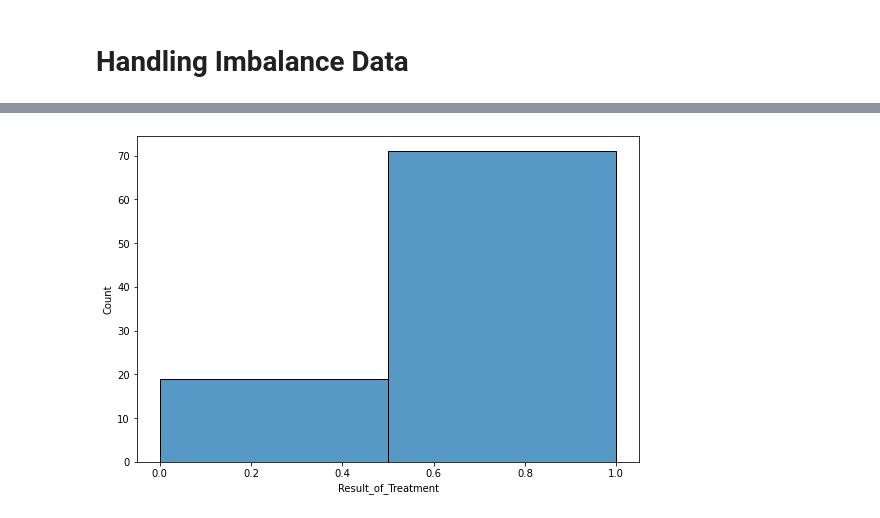
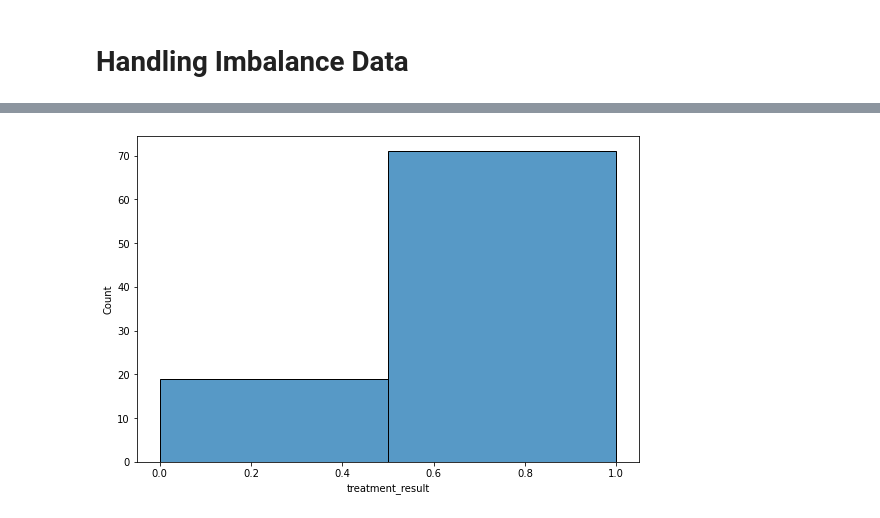
Before and after one commit to mjohantito/DataMining_APLProject, a Jupyter notebook: ManuelJohanTito_ALP_0706022010024.ipynb, the cells around one changed output, grey strips where cells are left out. Cells and saved outputs as stored; diff of their text form; code cells hidden in the pictures.

```diff
--- a/ManuelJohanTito_ALP_0706022010024.ipynb
+++ b/ManuelJohanTito_ALP_0706022010024.ipynb
@@ -189,12 +213,16 @@ df2
 # %%
 from sklearn.linear_model import LinearRegression
 
-X = df2[['age','Type','Area']]
-y = df2['Time']
+X = df2[['age','type','area']]
+y = df2['time']
 
-X_train, X_test, y_train, y_test = train_test_split(X, y, test_size=0.15, random_state=1) #random_state
+X_train, X_test, y_train, y_test = train_test_split(X, y, test_size=0.2, random_state=1) #random_state
 
-from sklearn.svm import SVR
-import numpy as np
+#from sklearn.svm import SVR
+#import numpy as np
 
-svr = SVR().fit(X, y)
+#svr = SVR().fit(X, y)
+
+from sklearn.ensemble import RandomForestRegressor
+rf = RandomForestRegressor(random_state=0)
+rf.fit(X,y)
@@ -274,17 +308,17 @@ df[df['induration_diameter'].isna()]
 # %%
-df_typemiss = df['Type'].isna()
-var_typemiss = pd.DataFrame(df[['Number_of_Warts','induration_diameter','Time']][df_typemiss])
+df_typemiss = df['type'].isna()
+var_typemiss = pd.DataFrame(df[['warts_count','induration_diameter','time']][df_typemiss])
 type_pred = svm_clf.predict(var_typemiss)
-missingval = df['Type'].isna()
-df.loc[missingval,'Type'] = type_pred
+missingval = df['type'].isna()
+df.loc[missingval,'type'] = type_pred
 # %%
-df_timemiss = df['Time'].isna()
-var_timemiss = pd.DataFrame(df[['age','Type','Area']][df_timemiss])
-time_pred = svr.predict(var_timemiss)
-missingval = df['Time'].isna()
-df.loc[missingval,'Time'] = time_pred
+df_timemiss = df['time'].isna()
+var_timemiss = pd.DataFrame(df[['age','type','area']][df_timemiss])
+time_pred = rf.predict(var_timemiss)
+missingval = df['time'].isna()
+df.loc[missingval,'time'] = time_pred
 # %%
-df['Number_of_Warts'] = df['Number_of_Warts'].fillna(df['Number_of_Warts'].mode()[0])
+df['warts_count'] = df['warts_count'].fillna(df['warts_count'].mode()[0])
 # %%
 df['induration_diameter'] = df['induration_diameter'].fillna(np.floor(df['induration_diameter'].mean()))
 # %%
@@ -331,8 +383,8 @@ df.iloc[[19,53]]
 # %%
 #Check Imbalanced Data
 fig = plt.subplots(figsize=(9,6))
-sns.histplot(data=df['Result_of_Treatment'],bins=2)
+sns.histplot(data=df['treatment_result'],bins=2)
 plt.show()
 # %% [output]
-[figure, old version]
+[figure, new version]
 # %%
```
Also changed, not shown: parts of 68 cells of this notebook.
